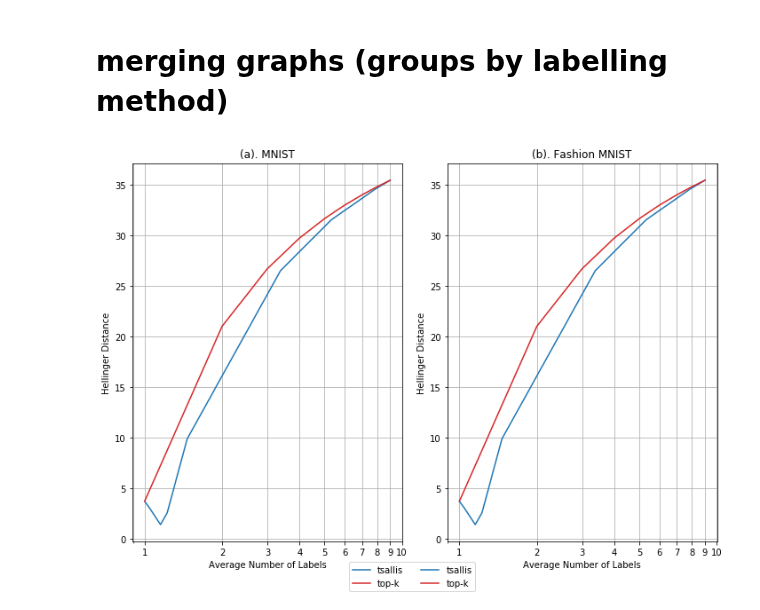
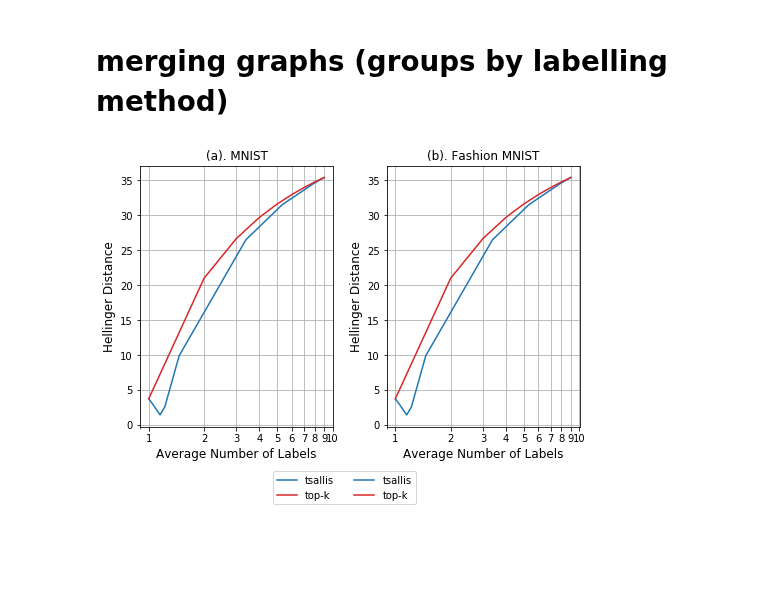
Before and after one commit to 1W1521375/entropy_labelling, a Jupyter notebook: final_experiments/for_icmla2.ipynb, the cells around one changed output. Cells and saved outputs as stored; diff of their text form; code cells hidden in the pictures; blank space fills up the shorter version.

Commit message:
graphs size modified

```diff
--- a/final_experiments/for_icmla2.ipynb
+++ b/final_experiments/for_icmla2.ipynb
@@ -350,9 +350,11 @@ hell_d_fmnist = eval(l[8])
 topk_lnums_fmnist = eval(l[10])
 topk_hell_d_fmnist = eval(l[11])
 # %%
-fig = plt.figure(figsize = (10, 7))
+fig = plt.figure(figsize = (7, 5))
 ax1 = fig.add_subplot(1, 2, 1)
 ax2 = fig.add_subplot(1, 2, 2)
+
+FONTSIZE = 12
 
 pos = [i + 1 for i in range(10)]
 ticks = [str(e) for e in pos]
@@ -362,40 +364,41 @@ ax1.set_xscale('log')
 ax1.set_xticks(pos)
 ax1.set_xticklabels(ticks)
 
-ax1.set_xlabel("Average Number of Labels")
-ax1.set_ylabel("Hellinger Distance")
+ax1.set_xlabel("Average Number of Labels", fontsize = FONTSIZE)
+ax1.set_ylabel("Hellinger Distance", fontsize = FONTSIZE)
 ax1.grid(which = 'both')
 
 l1 = ax1.plot(lnums_mnist, hell_d_mnist, color = 'tab:blue')
 l2 = ax1.plot(topk_lnums_mnist, topk_hell_d_mnist, color = 'tab:red')
 
 ax1.title.set_text("(a). MNIST")
 
 # for f_MNIST
 ax2.set_xscale('log')
 ax2.set_xticks(pos)
 ax2.set_xticklabels(ticks)
 
-ax2.set_xlabel("Average Number of Labels")
-ax2.set_ylabel("Hellinger Distance")
+ax2.set_xlabel("Average Number of Labels", fontsize = FONTSIZE)
+ax2.set_ylabel("Hellinger Distance", fontsize = FONTSIZE)
 ax2.grid(which = 'both')
 
 l3 = ax2.plot(lnums_mnist, hell_d_mnist, color = 'tab:blue')
 l4 = ax2.plot(topk_lnums_mnist, topk_hell_d_mnist, color = 'tab:red')
 
 ax2.title.set_text("(b). Fashion MNIST")
 
 labels = ["tsallis", "top-k", "tsallis", "top-k"]
 
 fig.legend([l1, l2, l3, l4],     # The line objects
            labels = labels,   # The labels for each line
+           fontsize = 10,
            loc = "lower center",   # Position of legend
            borderaxespad = 0.1,    # Small spacing around legend box
            ncol = 2)
 
 fig.tight_layout()
-plt.subplots_adjust(bottom = 0.1)
+plt.subplots_adjust(bottom = 0.2)
 
 fig.savefig("tsallis-vs-top-k_hellinger.pdf")
 # %% [output]
-[figure, old version]
+[figure, new version]
```
Also changed, not shown: 1 other file.
